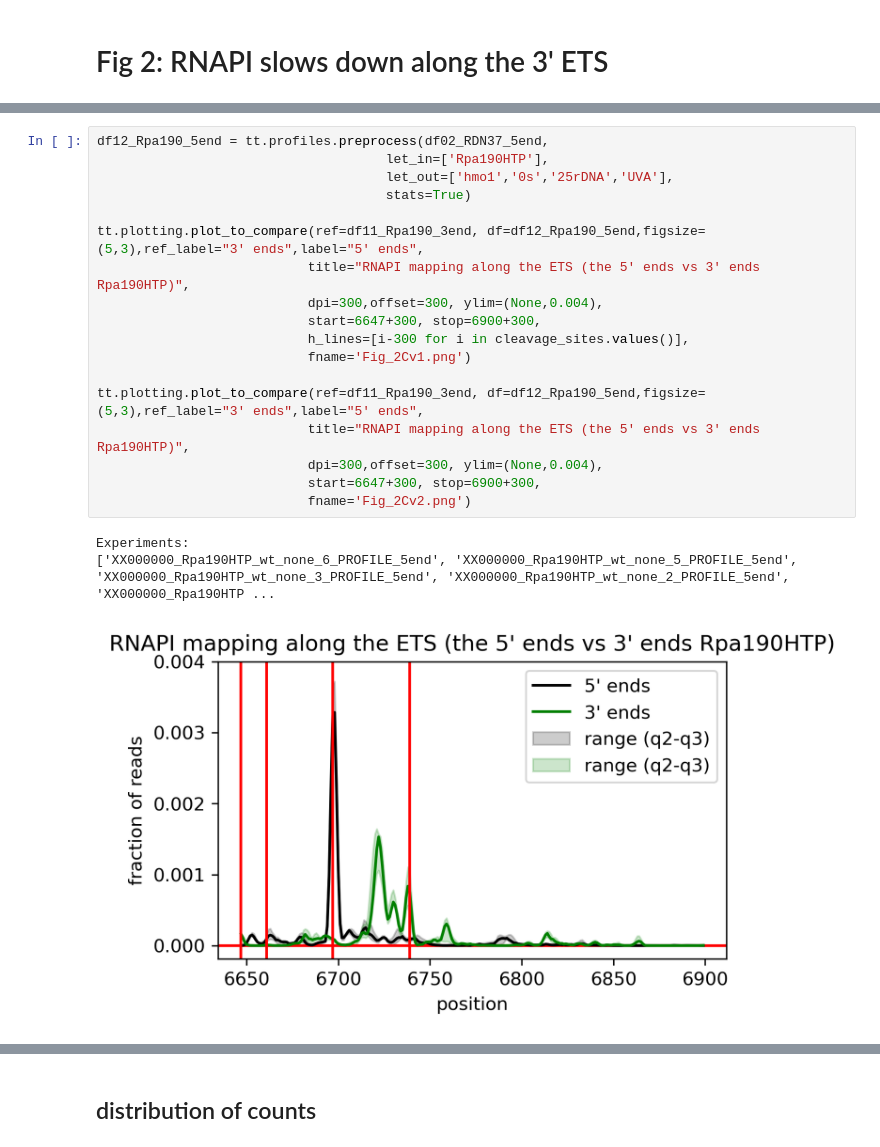
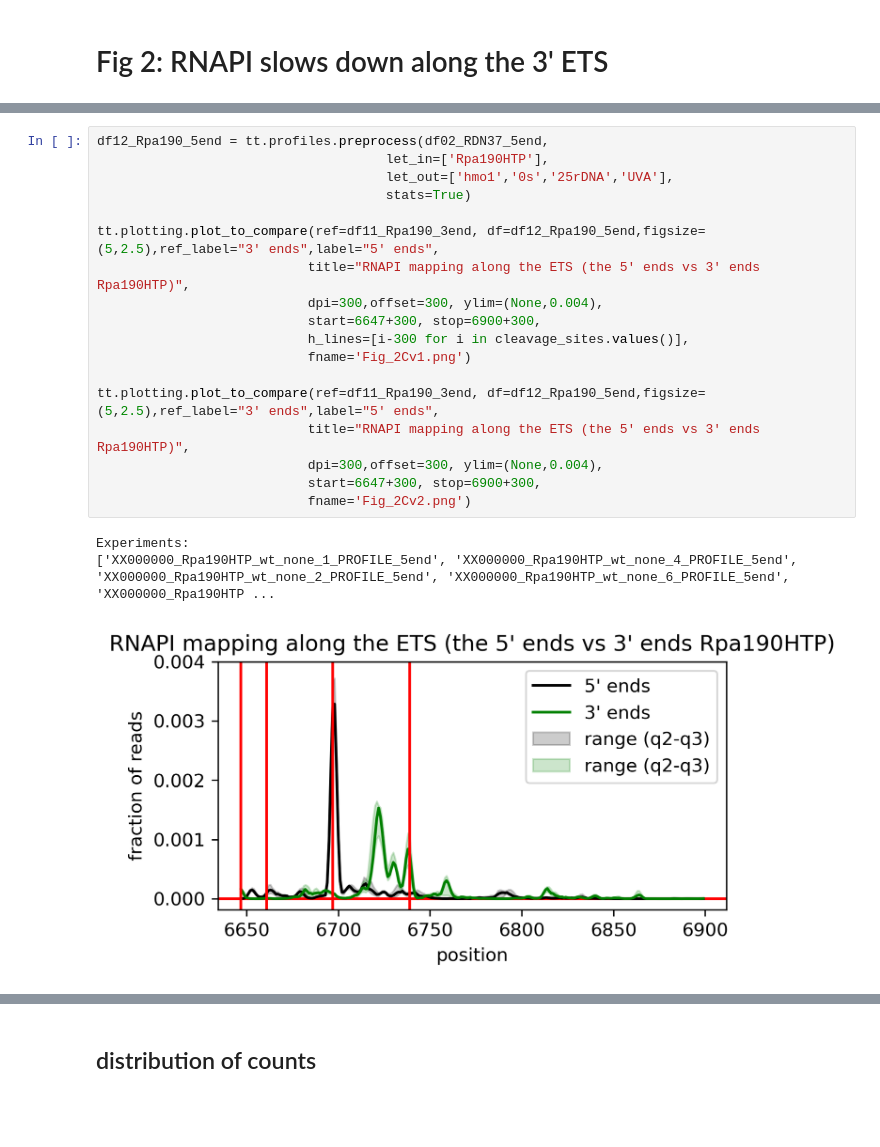
Before and after one commit to tturowski/Pol1_termination_MS, a Jupyter notebook: 05_notebooks/Fig_1_S1_2_S2_wt.ipynb, the cells around one changed output, grey strips where cells are left out. Cells and saved outputs as stored; diff of their text form; blank space fills up the shorter version.

```diff
--- a/05_notebooks/Fig_1_S1_2_S2_wt.ipynb
+++ b/05_notebooks/Fig_1_S1_2_S2_wt.ipynb
@@ -152,22 +154,22 @@ tt.plotting.plotAndFolding(df11_Rpa190_3end, dG=df05_folding['w65_dG_add15nt'],f
 # %%
 df12_Rpa190_5end = tt.profiles.preprocess(df02_RDN37_5end,
                                      let_in=['Rpa190HTP'],
                                      let_out=['hmo1','0s','25rDNA','UVA'],
                                      stats=True)
 
-tt.plotting.plot_to_compare(ref=df11_Rpa190_3end, df=df12_Rpa190_5end,figsize=(5,3),ref_label="3' ends",label="5' ends",
+tt.plotting.plot_to_compare(ref=df11_Rpa190_3end, df=df12_Rpa190_5end,figsize=(5,2.5),ref_label="3' ends",label="5' ends",
                            title="RNAPI mapping along the ETS (the 5' ends vs 3' ends Rpa190HTP)",
                            dpi=300,offset=300, ylim=(None,0.004),
                            start=6647+300, stop=6900+300,
                            h_lines=[i-300 for i in cleavage_sites.values()],
                            fname='Fig_2Cv1.png')
 
-tt.plotting.plot_to_compare(ref=df11_Rpa190_3end, df=df12_Rpa190_5end,figsize=(5,3),ref_label="3' ends",label="5' ends",
+tt.plotting.plot_to_compare(ref=df11_Rpa190_3end, df=df12_Rpa190_5end,figsize=(5,2.5),ref_label="3' ends",label="5' ends",
                            title="RNAPI mapping along the ETS (the 5' ends vs 3' ends Rpa190HTP)",
                            dpi=300,offset=300, ylim=(None,0.004),
                            start=6647+300, stop=6900+300,
                            fname='Fig_2Cv2.png')
 # %% [output]
 Experiments:
-['XX000000_Rpa190HTP_wt_none_6_PROFILE_5end', 'XX000000_Rpa190HTP_wt_none_5_PROFILE_5end', 'XX000000_Rpa190HTP_wt_none_3_PROFILE_5end', 'XX000000_Rpa190HTP_wt_none_2_PROFILE_5end', 'XX000000_Rpa190HTP ...
+['XX000000_Rpa190HTP_wt_none_1_PROFILE_5end', 'XX000000_Rpa190HTP_wt_none_4_PROFILE_5end', 'XX000000_Rpa190HTP_wt_none_2_PROFILE_5end', 'XX000000_Rpa190HTP_wt_none_6_PROFILE_5end', 'XX000000_Rpa190HTP ...
-[figure, old version]
+[figure, new version]
```
Also changed, not shown: parts of 6 cells of this notebook, 20 other files.
